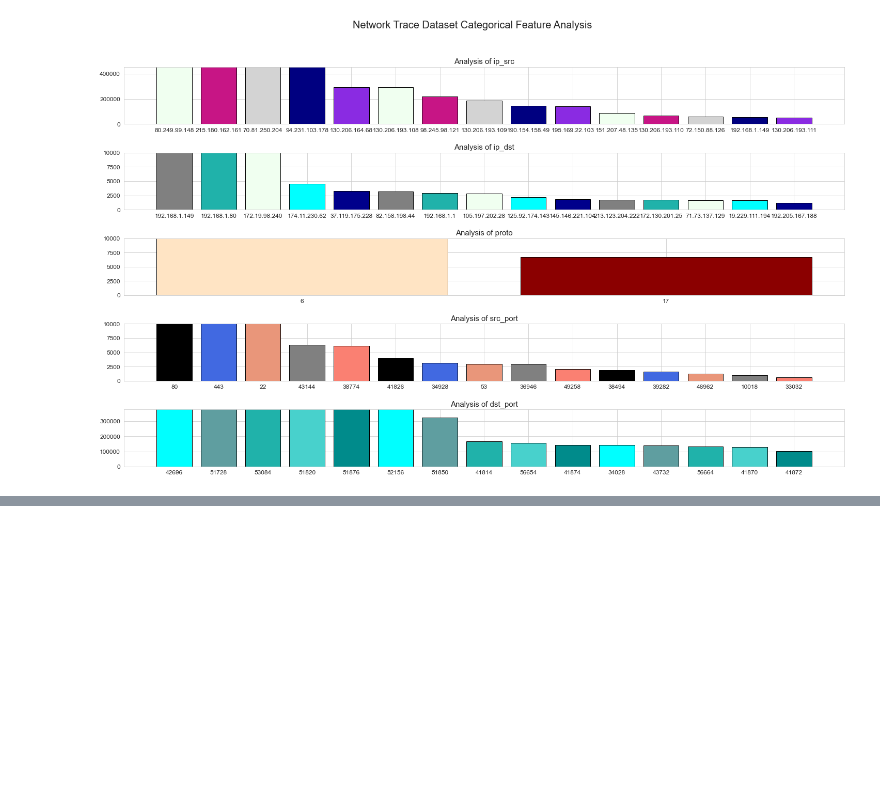
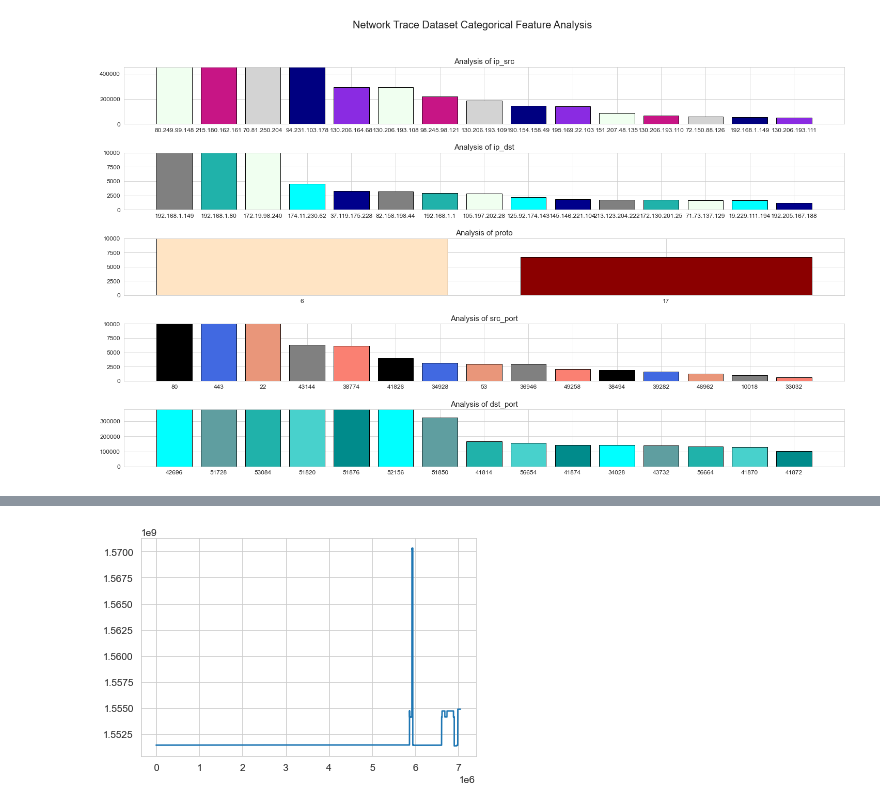
Before and after one commit to Gaurav0502/router-traffic-analysis, a Jupyter notebook: notebooks/Exploratory Data Analysis.ipynb, the cells around one changed output, grey strips where cells are left out. Cells and saved outputs as stored; diff of their text form; code cells hidden in the pictures; blank space fills up the shorter version.

```diff
--- a/notebooks/Exploratory Data Analysis.ipynb
+++ b/notebooks/Exploratory Data Analysis.ipynb
@@ -204,0 +209,4 @@ e.categorical_feature_analysis()
+# %%
+e.temporal_feature_analysis()
+# %% [output]
+[figure, added]
```
Also changed, not shown: parts of 3 cells of this notebook.
